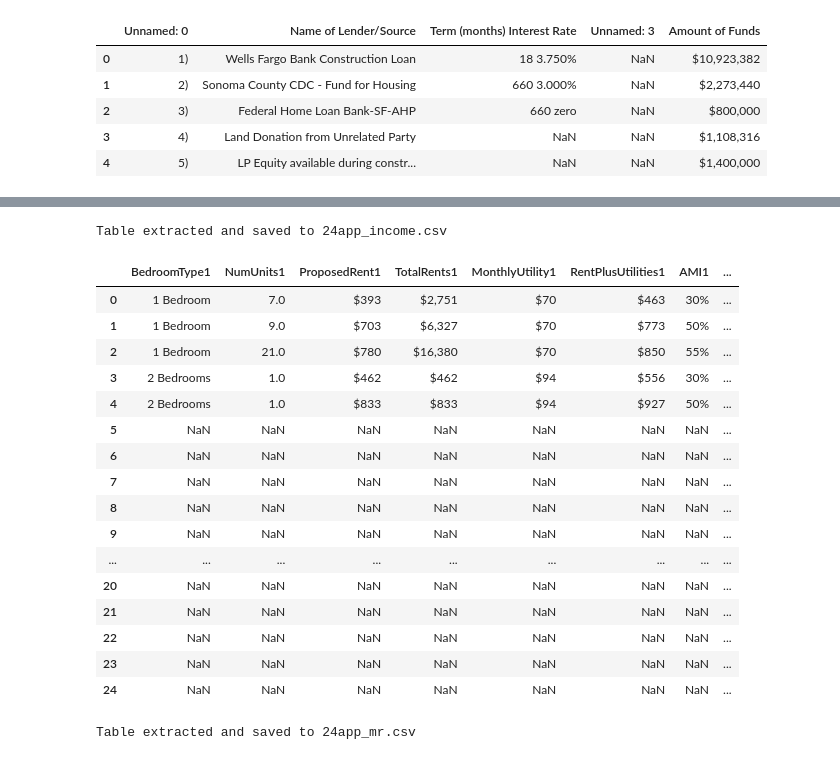
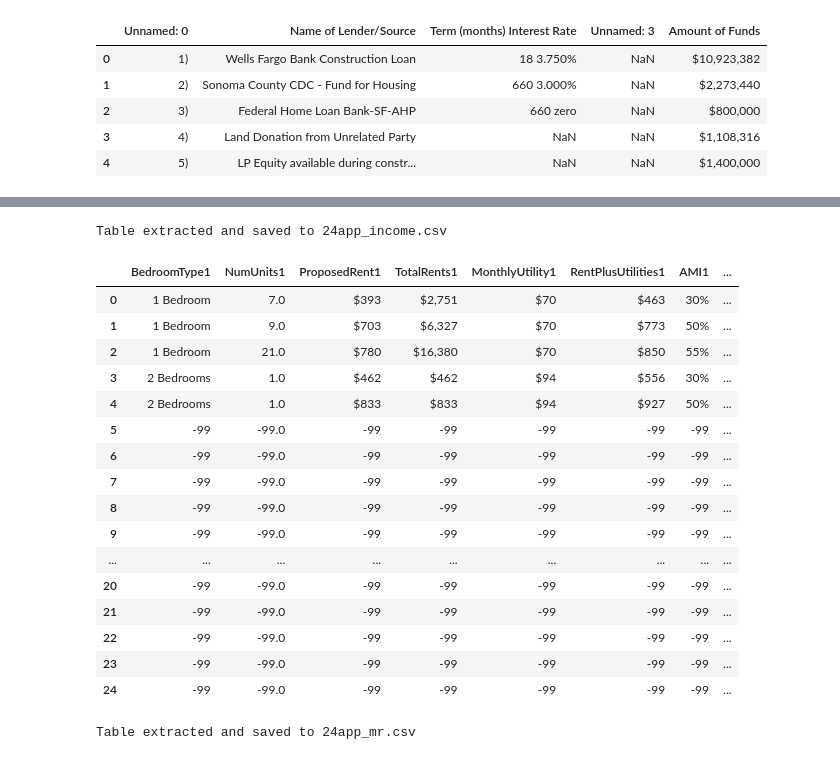
Before and after one commit to farihahahaa/DiscoveryFall22, a Jupyter notebook: InitDataScrape.ipynb, the cells around one changed output, grey strips where cells are left out. Drawn from its saved outputs; the diff is of its cells as text; code cells hidden in the pictures.

```diff
--- a/InitDataScrape.ipynb
+++ b/InitDataScrape.ipynb
@@ -374,35 +360,41 @@ Table extracted and saved to 24app_permfin.csv
 # %%
 inc_24 = extract_table_from_pdf(app_24, 16, "24app_income.csv")
 inc_24 = pd.read_csv("24app_income.csv")
 # inc_24.head()
 # inc_24 = inc_24.drop('Name of Lender/Source', axis=1)
 inc_24 = inc_24.rename(columns={'(a)\nBedroom\nType(s)': 'BedroomType1', '(b)\nNumber of\nUnits': 'NumUnits1', '(c)\nProposed\nMonthly Rent\n(Less Utilities)': 'ProposedRent1',
 '(d)\nTotal Monthly\nRents\n(b x c)': 'TotalRents1','(e)\nMonthly\nUtility': 'MonthlyUtility1', '(f)\nMonthly Rent\nPlus Utilities\n(c + e)': 'RentPlusUtilities1',
 '(g)\n% of Targeted\nArea Median\nIncome': 'AMI1','(h)\n% of\nActual\nAMI': 'ActualAMI1'})
-inc_24['TotalUnits'] = inc_24.iloc[25, 1]
-inc_24['TotalRent'] = inc_24.iloc[25, 3]
-inc_24['AvgAMI'] = inc_24.iloc[25, 6]
+# inc_24['TotalUnits'] = inc_24.iloc[25, 1]
+# inc_24['TotalRent'] = inc_24.iloc[25, 3]
+# inc_24['AvgAMI'] = inc_24.iloc[25, 6]
+inc_24.loc[0, 'TotalUnits'] = inc_24.iloc[25, 1]
+inc_24.loc[0, 'TotalRent'] = inc_24.iloc[25, 3]
+inc_24.loc[0, 'AvgAMI'] = inc_24.iloc[25, 6]
 inc_24 = inc_24.drop(25)
+#inc_24.name = '3.3.A Low Income Units'
+inc_24.style.set_caption("3.3.A Low Income Units")
+inc_24.fillna(-99, inplace=True)
 inc_24
 # %% [output]
 Table extracted and saved to 24app_income.csv
 |  | BedroomType1 | NumUnits1 | ProposedRent1 | TotalRents1 | MonthlyUtility1 | RentPlusUtilities1 | AMI1 | ... |
 | 0 | 1 Bedroom | 7.0 | $393 | $2,751 | $70 | $463 | 30% | ... |
 | 1 | 1 Bedroom | 9.0 | $703 | $6,327 | $70 | $773 | 50% | ... |
 | 2 | 1 Bedroom | 21.0 | $780 | $16,380 | $70 | $850 | 55% | ... |
 | 3 | 2 Bedrooms | 1.0 | $462 | $462 | $94 | $556 | 30% | ... |
 | 4 | 2 Bedrooms | 1.0 | $833 | $833 | $94 | $927 | 50% | ... |
-| 5 | NaN | NaN | NaN | NaN | NaN | NaN | NaN | ... |
-| 6 | NaN | NaN | NaN | NaN | NaN | NaN | NaN | ... |
-| 7 | NaN | NaN | NaN | NaN | NaN | NaN | NaN | ... |
-| 8 | NaN | NaN | NaN | NaN | NaN | NaN | NaN | ... |
-| 9 | NaN | NaN | NaN | NaN | NaN | NaN | NaN | ... |
+| 5 | -99 | -99.0 | -99 | -99 | -99 | -99 | -99 | ... |
+| 6 | -99 | -99.0 | -99 | -99 | -99 | -99 | -99 | ... |
+| 7 | -99 | -99.0 | -99 | -99 | -99 | -99 | -99 | ... |
+| 8 | -99 | -99.0 | -99 | -99 | -99 | -99 | -99 | ... |
+| 9 | -99 | -99.0 | -99 | -99 | -99 | -99 | -99 | ... |
 | ... | ... | ... | ... | ... | ... | ... | ... | ... |
-| 20 | NaN | NaN | NaN | NaN | NaN | NaN | NaN | ... |
-| 21 | NaN | NaN | NaN | NaN | NaN | NaN | NaN | ... |
-| 22 | NaN | NaN | NaN | NaN | NaN | NaN | NaN | ... |
-| 23 | NaN | NaN | NaN | NaN | NaN | NaN | NaN | ... |
-| 24 | NaN | NaN | NaN | NaN | NaN | NaN | NaN | ... |
+| 20 | -99 | -99.0 | -99 | -99 | -99 | -99 | -99 | ... |
+| 21 | -99 | -99.0 | -99 | -99 | -99 | -99 | -99 | ... |
+| 22 | -99 | -99.0 | -99 | -99 | -99 | -99 | -99 | ... |
+| 23 | -99 | -99.0 | -99 | -99 | -99 | -99 | -99 | ... |
+| 24 | -99 | -99.0 | -99 | -99 | -99 | -99 | -99 | ... |
 # %%
 #list(inc_24['ActualAMI1'])
 # %%
```
Also changed, not shown: parts of 9 cells of this notebook.
